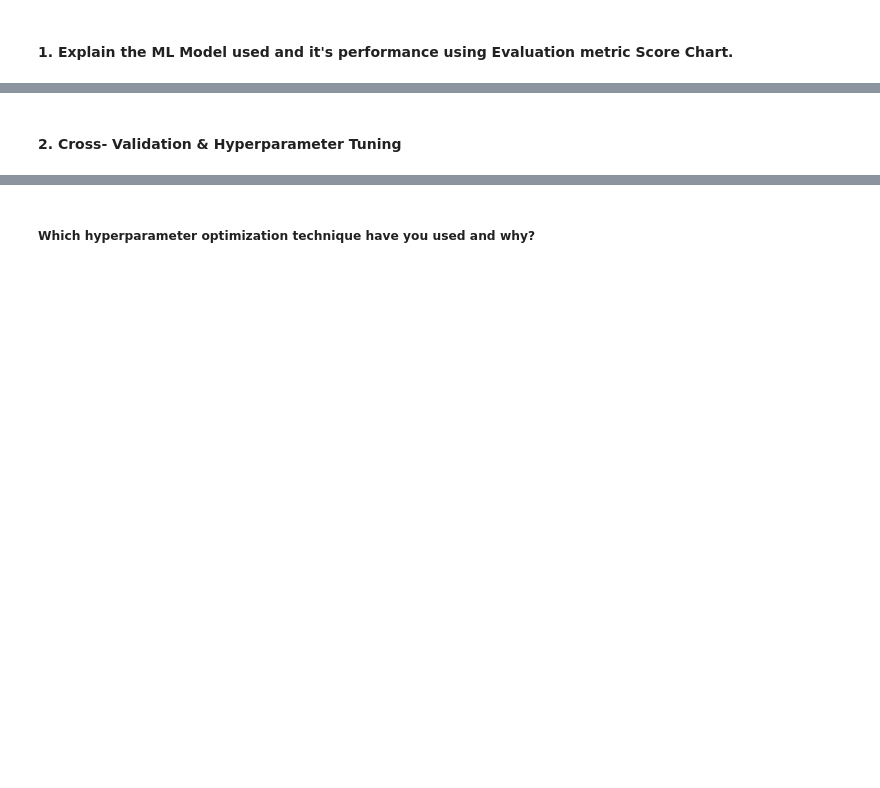
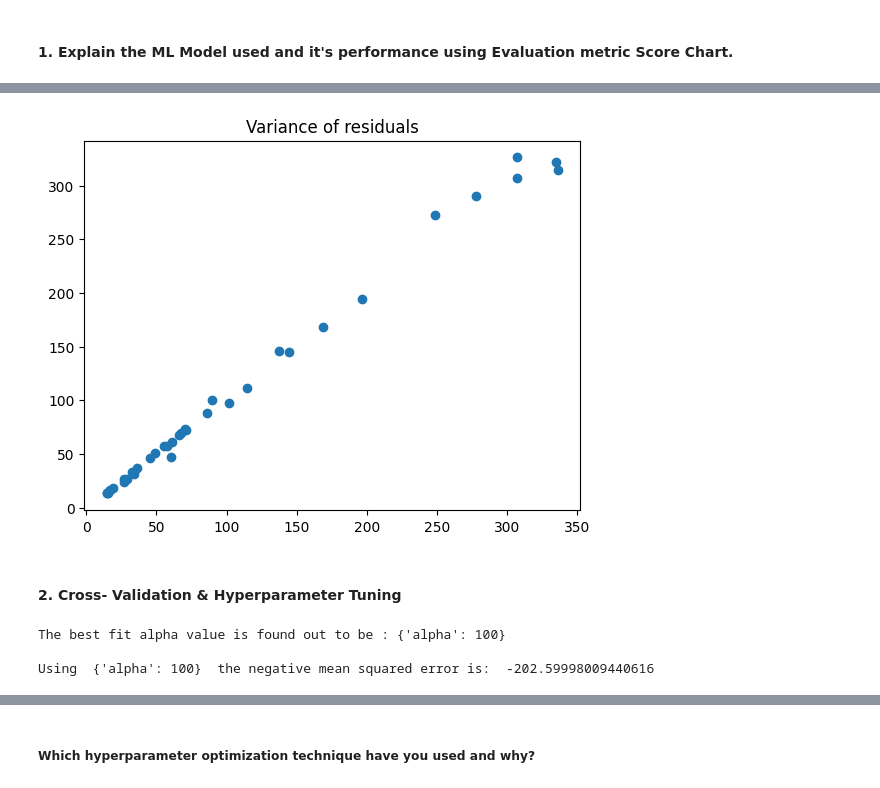
Before and after one commit to sourav03dutta/YES-Bank-Stock-Closing-Price-Prediction, a Jupyter notebook: YES_Bank_Stock_Closing_Price_Prediction.ipynb, the cells around one changed output, grey strips where cells are left out. Cells and saved outputs as stored; diff of their text form; code cells hidden in the pictures; blank space fills up the shorter version.

```diff
--- a/YES_Bank_Stock_Closing_Price_Prediction.ipynb
+++ b/YES_Bank_Stock_Closing_Price_Prediction.ipynb
@@ -914,3 +1003,10 @@ Answer Here.
+# %%
+# Check for homoscadacity
+plt.scatter(r_y_pred, y_test)
+plt.title('Variance of residuals')
+plt.show()
+# %% [output]
+[figure, added]
 # %% [markdown]
 #### 2. Cross- Validation & Hyperparameter Tuning
 # %%
@@ -921,0 +1023,7 @@ Answer Here.
+# %%
+print("The best fit alpha value is found out to be :" ,ridge_regressor.best_params_)
+print("\nUsing ",ridge_regressor.best_params_, " the negative mean squared error is: ", ridge_regressor.best_score_)
+# %% [output]
+The best fit alpha value is found out to be : {'alpha': 100}
+
+Using  {'alpha': 100}  the negative mean squared error is:  -202.59998009440616
```
Also changed, not shown: parts of 190 cells of this notebook.
